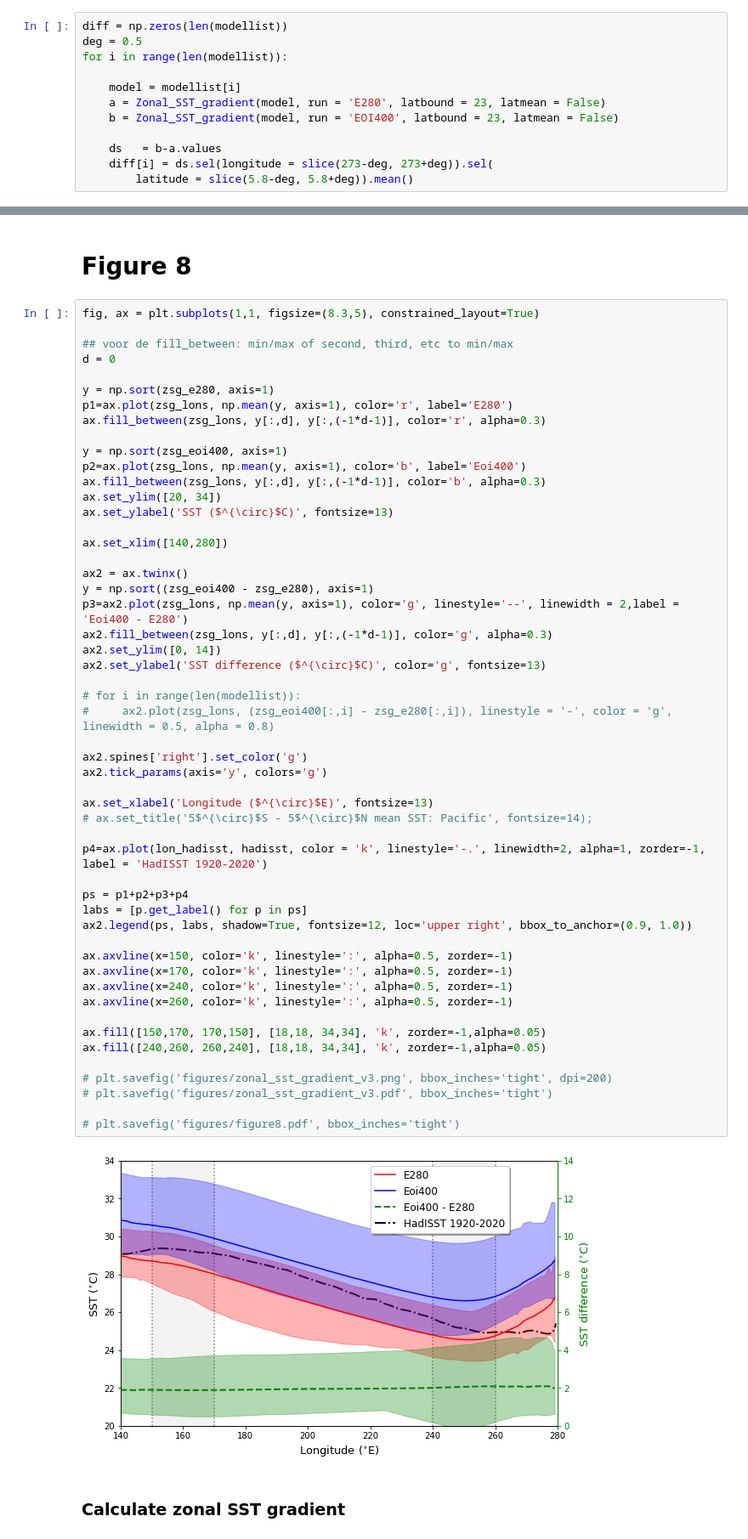
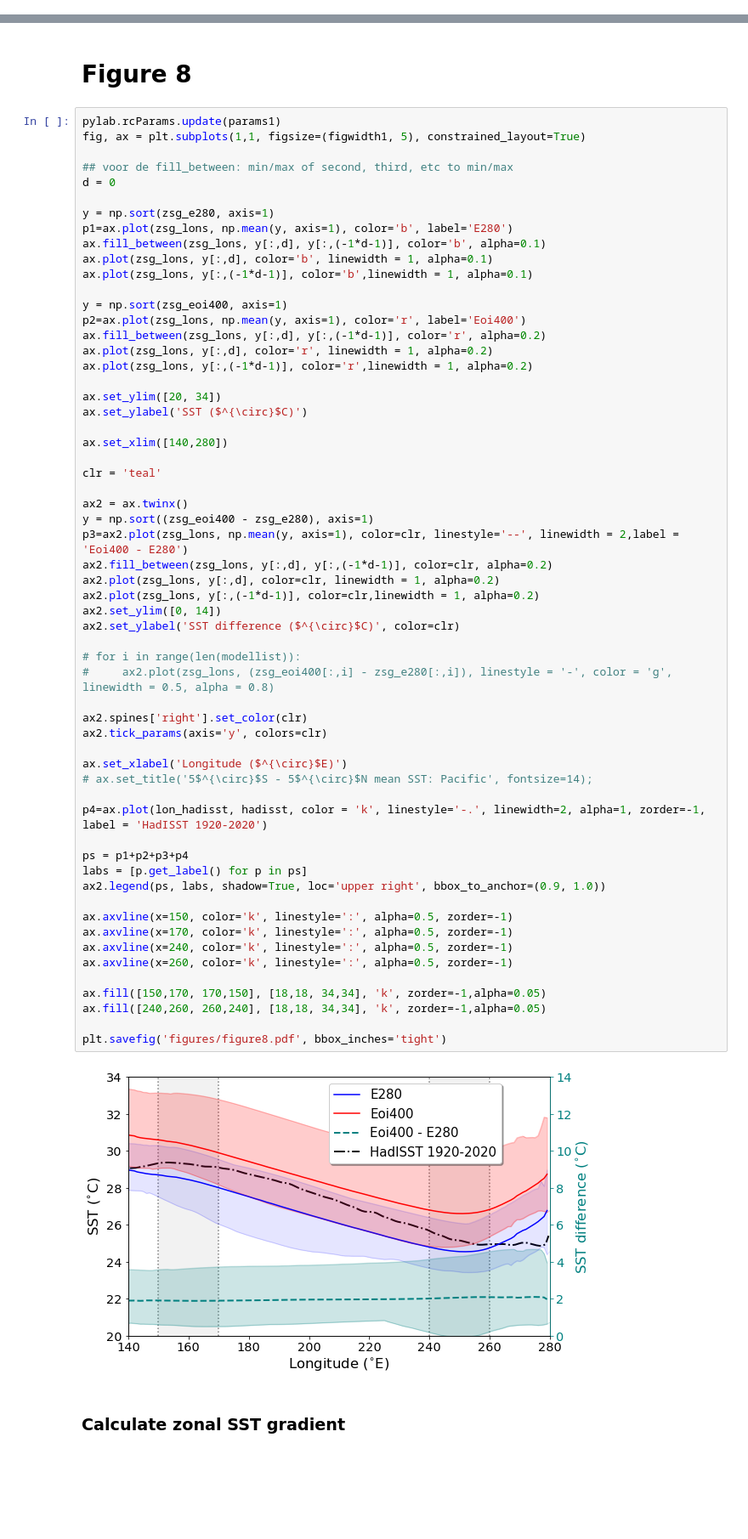
Before and after one commit to arthuroldeman/pliomip2-enso, a Jupyter notebook: zonal_SSTs.ipynb, the cells around one changed output, grey strips where cells are left out. Shown at 85% size. Cells and saved outputs as stored; diff of their text form; blank space fills up the shorter version.

```diff
--- a/zonal_SSTs.ipynb
+++ b/zonal_SSTs.ipynb
@@ -187,15 +213,3 @@ for i in range(len(modellist)):
 
 EM_TPms_e280   = TPmean_e280/(len(modellist) - TP_e280_mask)
 EM_TPms_eoi400 = TPmean_eoi400/(len(modellist) - TP_eoi400_mask)
-# %%
-diff = np.zeros(len(modellist))
-deg = 0.5
-for i in range(len(modellist)):
-
-    model = modellist[i]
-    a = Zonal_SST_gradient(model, run = 'E280', latbound = 23, latmean = False)
-    b = Zonal_SST_gradient(model, run = 'EOI400', latbound = 23, latmean = False)
-
-    ds   = b-a.values
-    diff[i] = ds.sel(longitude = slice(273-deg, 273+deg)).sel(
-        latitude = slice(5.8-deg, 5.8+deg)).mean()
@@ -420,59 +430,66 @@ plt.savefig('figures/appendixfigure4.pdf', bbox_inches='tight')
 # %% [markdown]
 # **Figure 8**
 # %%
-fig, ax = plt.subplots(1,1, figsize=(8.3,5), constrained_layout=True)
+pylab.rcParams.update(params1)
+fig, ax = plt.subplots(1,1, figsize=(figwidth1, 5), constrained_layout=True)
 
 ## voor de fill_between: min/max of second, third, etc to min/max
 d = 0
 
 y = np.sort(zsg_e280, axis=1)
-p1=ax.plot(zsg_lons, np.mean(y, axis=1), color='r', label='E280')
-ax.fill_between(zsg_lons, y[:,d], y[:,(-1*d-1)], color='r', alpha=0.3)
+p1=ax.plot(zsg_lons, np.mean(y, axis=1), color='b', label='E280')
+ax.fill_between(zsg_lons, y[:,d], y[:,(-1*d-1)], color='b', alpha=0.1)
+ax.plot(zsg_lons, y[:,d], color='b', linewidth = 1, alpha=0.1)
+ax.plot(zsg_lons, y[:,(-1*d-1)], color='b',linewidth = 1, alpha=0.1)
 
 y = np.sort(zsg_eoi400, axis=1)
-p2=ax.plot(zsg_lons, np.mean(y, axis=1), color='b', label='Eoi400')
-ax.fill_between(zsg_lons, y[:,d], y[:,(-1*d-1)], color='b', alpha=0.3)
+p2=ax.plot(zsg_lons, np.mean(y, axis=1), color='r', label='Eoi400')
+ax.fill_between(zsg_lons, y[:,d], y[:,(-1*d-1)], color='r', alpha=0.2)
+ax.plot(zsg_lons, y[:,d], color='r', linewidth = 1, alpha=0.2)
+ax.plot(zsg_lons, y[:,(-1*d-1)], color='r',linewidth = 1, alpha=0.2)
+
 ax.set_ylim([20, 34])
-ax.set_ylabel('SST ($^{\circ}$C)', fontsize=13)
+ax.set_ylabel('SST ($^{\circ}$C)')
 
 ax.set_xlim([140,280])
 
+clr = 'teal'
+
 ax2 = ax.twinx()
 y = np.sort((zsg_eoi400 - zsg_e280), axis=1)
-p3=ax2.plot(zsg_lons, np.mean(y, axis=1), color='g', linestyle='--', linewidth = 2,label = 'Eoi400 - E280')
-ax2.fill_between(zsg_lons, y[:,d], y[:,(-1*d-1)], color='g', alpha=0.3)
+p3=ax2.plot(zsg_lons, np.mean(y, axis=1), color=clr, linestyle='--', linewidth = 2,label = 'Eoi400 - E280')
+ax2.fill_between(zsg_lons, y[:,d], y[:,(-1*d-1)], color=clr, alpha=0.2)
+ax2.plot(zsg_lons, y[:,d], color=clr, linewidth = 1, alpha=0.2)
+ax2.plot(zsg_lons, y[:,(-1*d-1)], color=clr,linewidth = 1, alpha=0.2)
 ax2.set_ylim([0, 14])
-ax2.set_ylabel('SST difference ($^{\circ}$C)', color='g', fontsize=13)
+ax2.set_ylabel('SST difference ($^{\circ}$C)', color=clr)
 
 # for i in range(len(modellist)):
 #     ax2.plot(zsg_lons, (zsg_eoi400[:,i] - zsg_e280[:,i]), linestyle = '-', color = 'g', linewidth = 0.5, alpha = 0.8)
 
-ax2.spines['right'].set_color('g')
-ax2.tick_params(axis='y', colors='g')
+ax2.spines['right'].set_color(clr)
+ax2.tick_params(axis='y', colors=clr)
 
-ax.set_xlabel('Longitude ($^{\circ}$E)', fontsize=13)
+ax.set_xlabel('Longitude ($^{\circ}$E)')
 # ax.set_title('5$^{\circ}$S - 5$^{\circ}$N mean SST: Pacific', fontsize=14);
 
 p4=ax.plot(lon_hadisst, hadisst, color = 'k', linestyle='-.', linewidth=2, alpha=1, zorder=-1, label = 'HadISST 1920-2020')
 
 ps = p1+p2+p3+p4
 labs = [p.get_label() for p in ps]
-ax2.legend(ps, labs, shadow=True, fontsize=12, loc='upper right', bbox_to_anchor=(0.9, 1.0))
+ax2.legend(ps, labs, shadow=True, loc='upper right', bbox_to_anchor=(0.9, 1.0))
 
 ax.axvline(x=150, color='k', linestyle=':', alpha=0.5, zorder=-1)
 ax.axvline(x=170, color='k', linestyle=':', alpha=0.5, zorder=-1)
 ax.axvline(x=240, color='k', linestyle=':', alpha=0.5, zorder=-1)
 ax.axvline(x=260, color='k', linestyle=':', alpha=0.5, zorder=-1)
 
 ax.fill([150,170, 170,150], [18,18, 34,34], 'k', zorder=-1,alpha=0.05)
 ax.fill([240,260, 260,240], [18,18, 34,34], 'k', zorder=-1,alpha=0.05)
 
-# plt.savefig('figures/zonal_sst_gradient_v3.png', bbox_inches='tight', dpi=200)
-# plt.savefig('figures/zonal_sst_gradient_v3.pdf', bbox_inches='tight')
-
-# plt.savefig('figures/figure8.pdf', bbox_inches='tight')
+plt.savefig('figures/figure8.pdf', bbox_inches='tight')
 # %% [output]
-[figure, old version]
+[figure, new version]
 # %% [markdown]
 ### Calculate zonal SST gradient
 # %%
```
Also changed, not shown: parts of 23 cells of this notebook.
